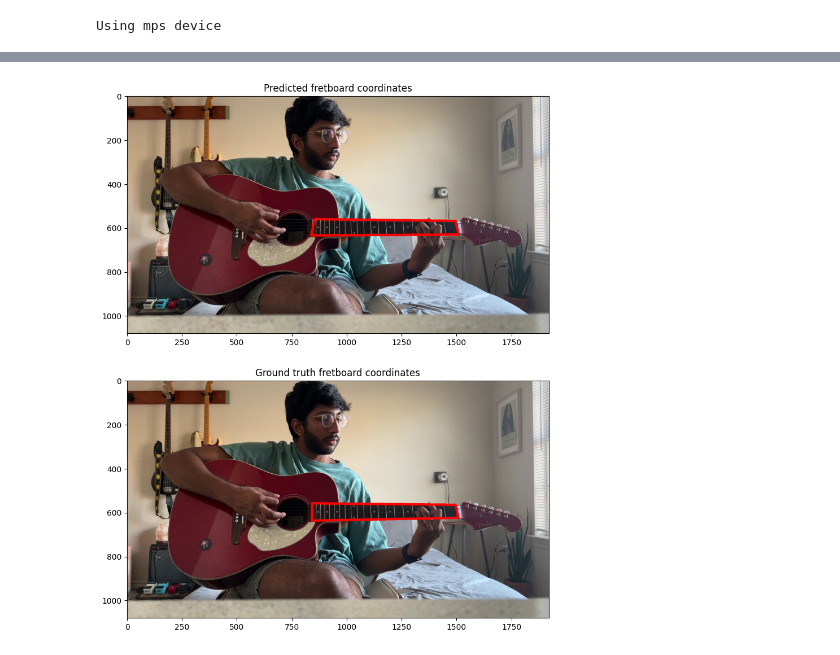
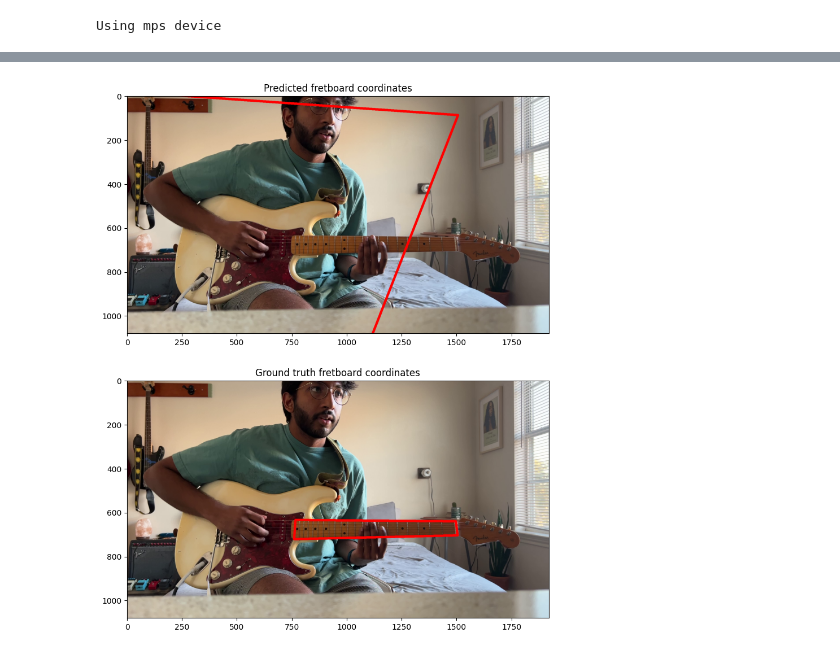
Before and after one commit to oragamiman01/tabs_generator, a Jupyter notebook: fretboard_annotation_generations.ipynb, the cells around one changed output, grey strips where cells are left out. Drawn from its saved outputs; the diff is of its cells as text; code cells hidden in the pictures.

Commit message:
attempting to use custom dataset with CNN

```diff
--- a/fretboard_annotation_generations.ipynb
+++ b/fretboard_annotation_generations.ipynb
@@ -134,9 +134,11 @@ garrett_path = "../data/new_dataset/garrett_amogus/"
 if train_flag:
     frames_path = "../data/fretboard_dataset/fretboard_frames_train/"
     out = "../data/fretboard_dataset/train.json"
+    canny_out = os.path.join(dataset_path, "canny480_train")
 else:
     frames_path = "../data/fretboard_dataset/fretboard_frames_test/"
     out = "../data/fretboard_dataset/test.json"
+    canny_out = os.path.join(dataset_path, "canny480_test")
 
 data = {}
 frames_fn_list = os.listdir(frames_path)
@@ -149,6 +151,7 @@ num = 1000 # top number of points to keep
 
 for frame_fn in train_fns:
     img = cv.imread(os.path.join(frames_path, frame_fn))
+    img = cv.resize(img, (480, 480), interpolation=cv.INTER_AREA)
 
     lab= cv.cvtColor(img, cv.COLOR_BGR2LAB)
     l_channel, a, b = cv.split(lab)
@@ -174,7 +177,8 @@ for frame_fn in train_fns:
     # plt.imshow(unsharp.astype(np.uint8), cmap="gray")
     # plt.show()
 
-    canny = cv.Canny(unsharp.astype(np.uint8), 200, 220, apertureSize=3, L2gradient=True) # canny edge detection
+    canny = cv.Canny(unsharp.astype(np.uint8), 120, 170, apertureSize=3, L2gradient=False) # canny edge detection
+    cv.imwrite(os.path.join(canny_out, frame_fn), canny)
 
     nz = canny.nonzero()
     nz = list(zip(nz[0], nz[1]))
@@ -200,9 +204,9 @@ for frame_fn in train_fns:
 
     data[frame_fn] = coords
 
-with open(out, "w") as outfile:
-    json.dump(data, outfile)
-print("data written to " + out)
+# with open(out, "w") as outfile:
+#     json.dump(data, outfile)
+# print("data written to " + out)
 # %% [output]
 data written to ../data/fretboard_dataset/test.json
 # %% [markdown]
@@ -376,6 +473,6 @@ KeyboardInterrupt:
 # %%
 with torch.no_grad():
-    file = test_fns[21]
+    file = test_fns[4]
     x = test[file]
     x = torch.Tensor(x)
     y = load_label(file, False)
@@ -390,31 +487,31 @@ with torch.no_grad():
 
     unnormalize = np.array([1920, 1080])
     unnormalize = np.tile(unnormalize, 4)
     pred_coords_vec = pred_coords_vec * unnormalize
     label_coords_vec = label_coords_vec * unnormalize
 
     pred_coords = np.array([[pred_coords_vec[0], pred_coords_vec[1]],
                             [pred_coords_vec[2], pred_coords_vec[3]],
                             [pred_coords_vec[4], pred_coords_vec[5]],
                             [pred_coords_vec[6], pred_coords_vec[7]]], np.int32)
     label_coords = np.array([[label_coords_vec[0], label_coords_vec[1]],
                              [label_coords_vec[2], label_coords_vec[3]],
                              [label_coords_vec[4], label_coords_vec[5]],
                              [label_coords_vec[6], label_coords_vec[7]]], np.int32)
 
     pred_coords = pred_coords.reshape((-1,1,2))
     label_coords = label_coords.reshape((-1,1,2))
 
     cv.polylines(img, [pred_coords], True, (0,0,255), thickness=10)
     cv.polylines(img2, [label_coords], True, (0,0,255), thickness=10)
 
     plt.figure(figsize=(12,12))
     plt.subplot(2,1,1)
     plt.imshow(cv.cvtColor(img, cv.COLOR_BGR2RGB))
     plt.title("Predicted fretboard coordinates")
     plt.subplot(2,1,2)
     plt.imshow(cv.cvtColor(img2, cv.COLOR_BGR2RGB))
     plt.title("Ground truth fretboard coordinates")
     plt.show()
 # %% [output]
-[figure, old version]
+[figure, new version]
```
Also changed, not shown: parts of 4 cells of this notebook.
